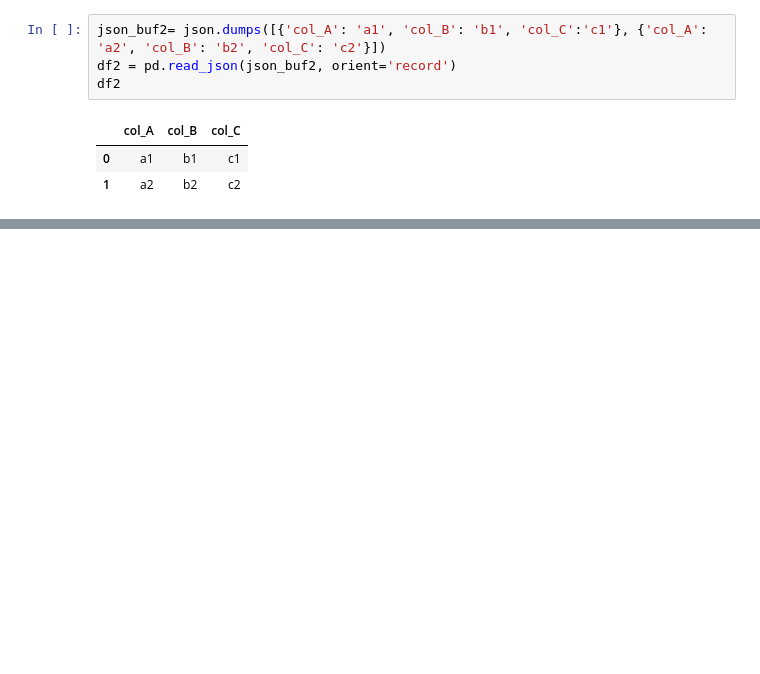
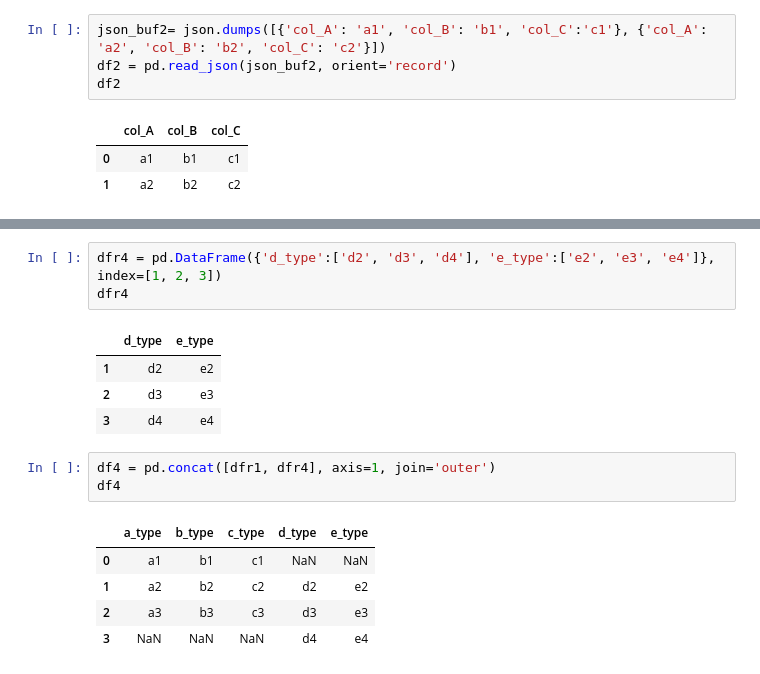
Before and after one commit to DmGetun/mp_2022_224-322_python, a Jupyter notebook: labPandas.ipynb, the cells around one changed output, grey strips where cells are left out. Cells and saved outputs as stored; diff of their text form; blank space fills up the shorter version.

```diff
--- a/labPandas.ipynb
+++ b/labPandas.ipynb
@@ -111,0 +339,17 @@ from io import StringIO
+# %%
+dfr4 = pd.DataFrame({'d_type':['d2', 'd3', 'd4'], 'e_type':['e2', 'e3', 'e4']}, index=[1, 2, 3])
+dfr4
+# %% [output]
+|  | d_type | e_type |
+| 1 | d2 | e2 |
+| 2 | d3 | e3 |
+| 3 | d4 | e4 |
+# %%
+df4 = pd.concat([dfr1, dfr4], axis=1, join='outer')
+df4
+# %% [output]
+|  | a_type | b_type | c_type | d_type | e_type |
+| 0 | a1 | b1 | c1 | NaN | NaN |
+| 1 | a2 | b2 | c2 | d2 | e2 |
+| 2 | a3 | b3 | c3 | d3 | e3 |
+| 3 | NaN | NaN | NaN | d4 | e4 |
```
Also changed, not shown: parts of 35 cells of this notebook.
